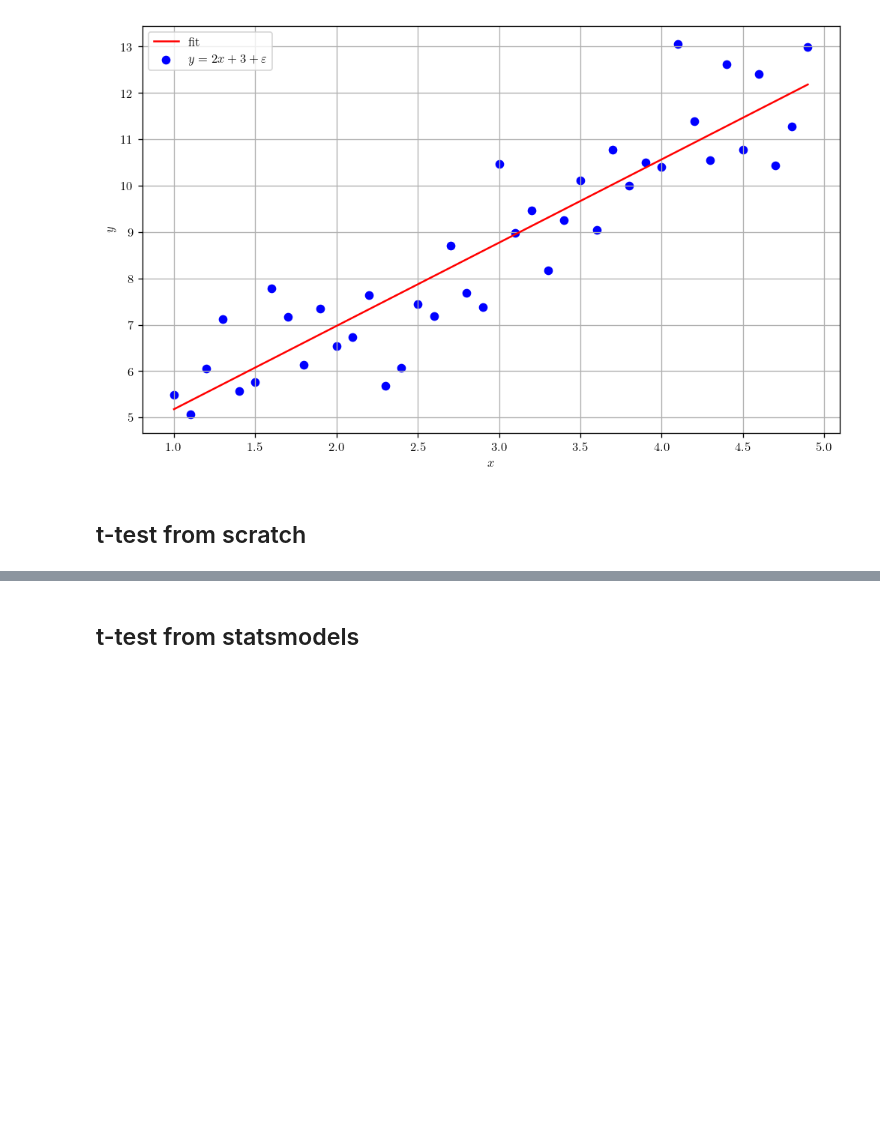
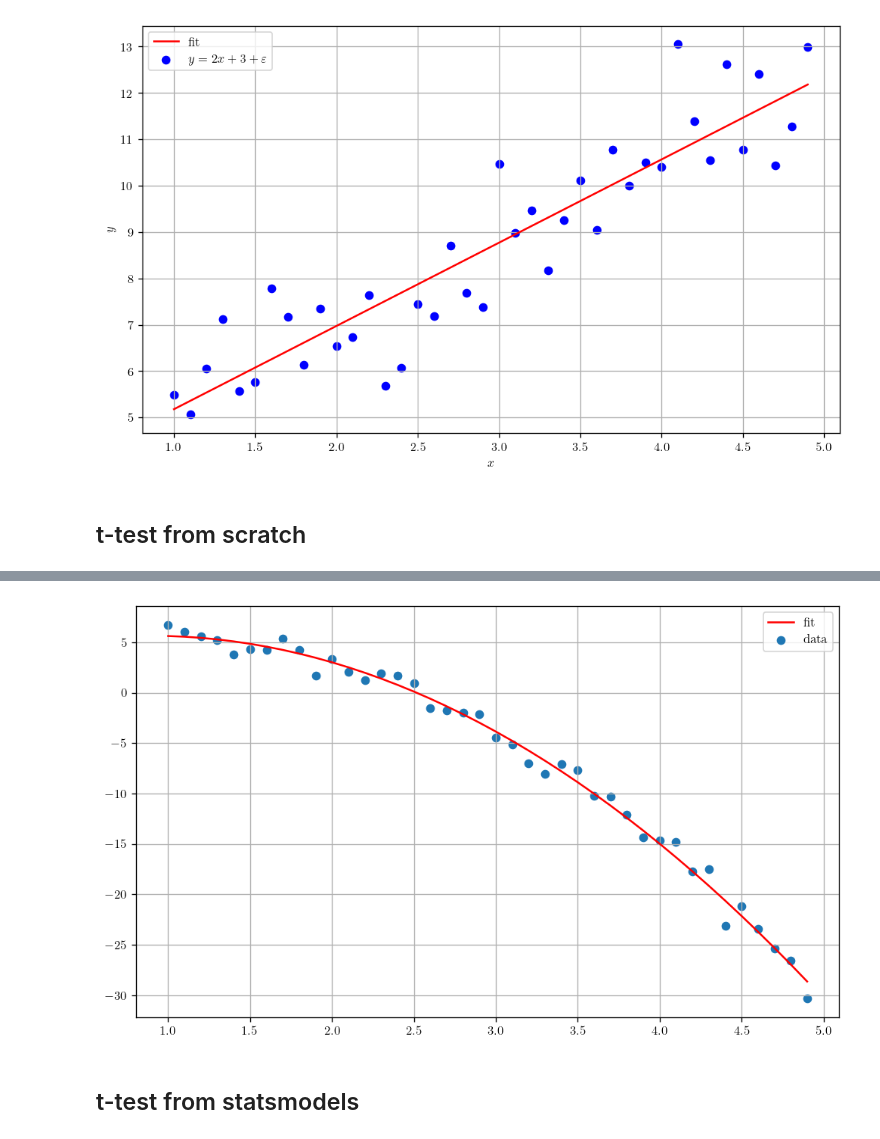
Before and after one commit to Axect/ESL_Study, a Jupyter notebook: chap3/tutorial/simple_ols.ipynb, the cells around one changed output, grey strips where cells are left out. Saved outputs shown, nothing was run; the diff lists cells and outputs as text; code cells hidden in the pictures; blank space fills up the shorter version.

```diff
--- a/chap3/tutorial/simple_ols.ipynb
+++ b/chap3/tutorial/simple_ols.ipynb
@@ -117,3 +331,7 @@ array([4.04864142e-10, 0.00000000e+00])
+# %%
+ols_2.plot()
+# %% [output]
+[figure, added]
 # %% [markdown]
 ## t-test from statsmodels
 # %%
```
Also changed, not shown: parts of 49 cells of this notebook, 1 other file.
